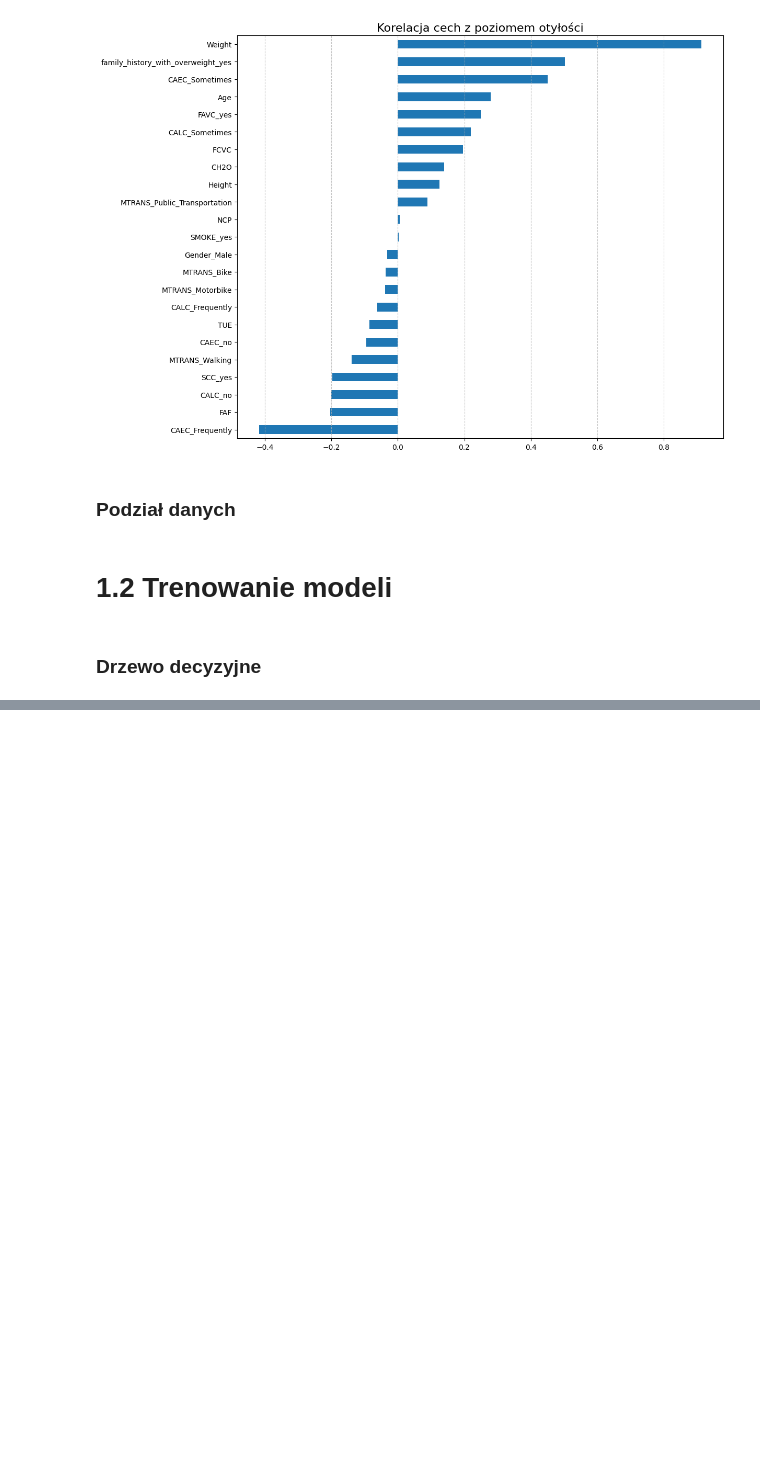
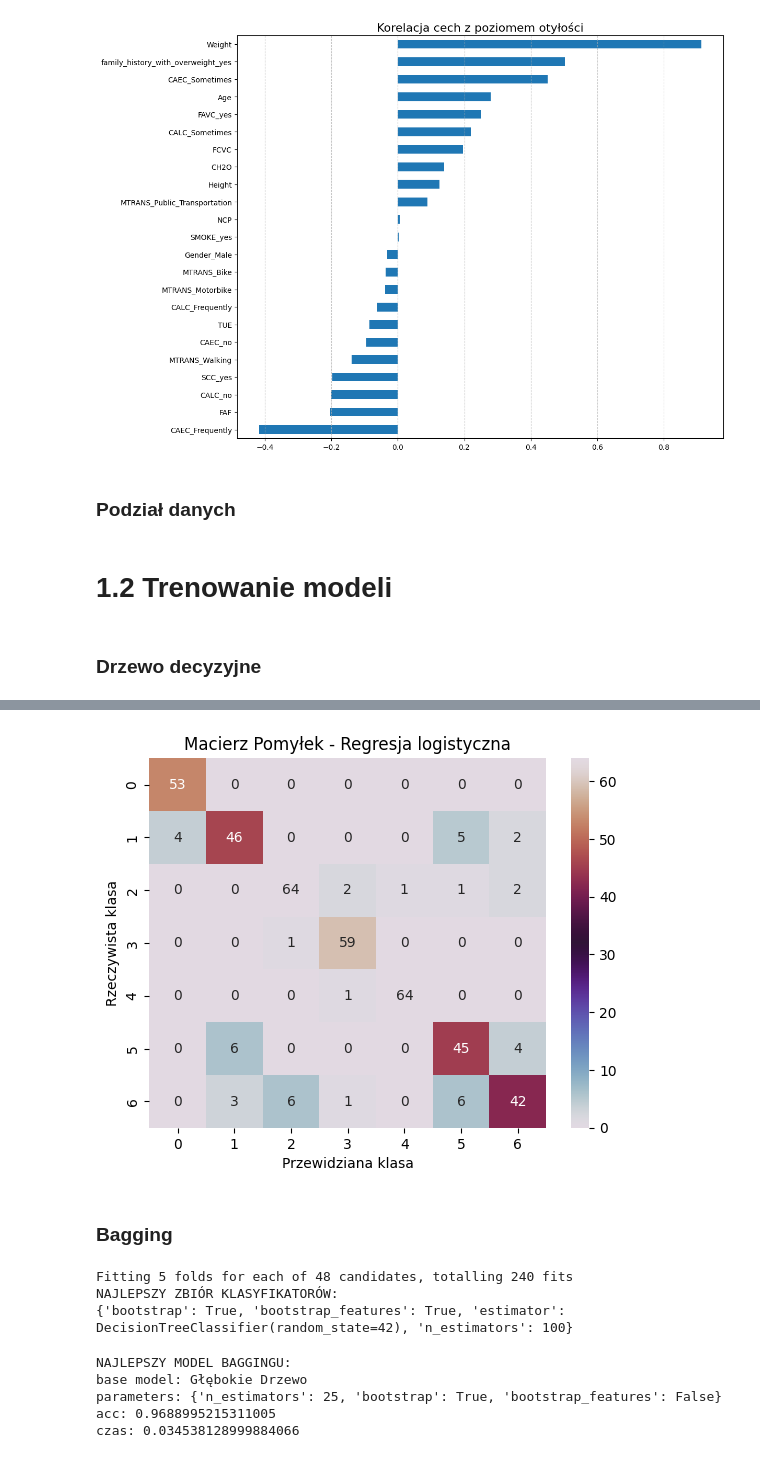
Before and after one commit to Zajecia-na-PWr-LR/lista-5-swientyk, a Jupyter notebook: lab05-ensemble.ipynb, the cells around one changed output, grey strips where cells are left out. Drawn from its saved outputs; the diff is of its cells as text; code cells hidden in the pictures; blank space fills up the shorter version.

Commit message:
Bagging

```diff
--- a/lab05-ensemble.ipynb
+++ b/lab05-ensemble.ipynb
@@ -292,0 +402,56 @@ tree_model = DecisionTreeClassifier(max_depth=4, random_state=42)
+# %%
+sns.heatmap(confusion_matrix(y_test, logreg_preds), annot=True, fmt='d', cmap='twilight')
+plt.title('Macierz Pomyłek - Regresja logistyczna')
+plt.xlabel('Przewidziana klasa')
+plt.ylabel('Rzeczywista klasa')
+plt.show()
+# %% [output]
+[figure, added]
+# %% [markdown]
+### Bagging
+# %%
+base_shallow_tree = DecisionTreeClassifier(max_depth=4, random_state=42)
+base_deep_tree = DecisionTreeClassifier(max_depth=None, random_state=42)
+base_logreg = LogisticRegression(max_iter=1000, random_state=42)
+
+param_grid = {
+    'estimator': [base_shallow_tree, base_deep_tree, base_logreg],
+    'n_estimators': [10, 25, 50, 100],
+    'bootstrap': [True, False],
+    'bootstrap_features': [False, True]
+}
+
+scoring_metrics = {
+    'Accuracy': 'accuracy',
+    'Precision': 'precision_macro',
+    'Recall': 'recall_macro',
+    'F2': make_scorer(fbeta_score, beta=2, average='macro')
+}
+
+base_bagging = BaggingClassifier(random_state=42)
+
+grid_search = GridSearchCV(
+    estimator=base_bagging,
+    param_grid=param_grid,
+    scoring=scoring_metrics,
+    refit='Recall',
+    cv=cv,
+    n_jobs=-1,
+    verbose=1
+)
+
+grid_search.fit(X_train, y_train)
+# %% [output]
+Fitting 5 folds for each of 48 candidates, totalling 240 fits
+NAJLEPSZY ZBIÓR KLASYFIKATORÓW:
+{'bootstrap': True, 'bootstrap_features': True, 'estimator': DecisionTreeClassifier(random_state=42), 'n_estimators': 100}
+# %%
+print('NAJLEPSZY ZBIÓR KLASYFIKATORÓW:')
+print(grid_search.best_params_)
+print(f'score: {grid_search.best_score_}')
+# %% [output]
+NAJLEPSZY MODEL BAGGINGU:
+base model: Głębokie Drzewo
+parameters: {'n_estimators': 25, 'bootstrap': True, 'bootstrap_features': False}
+acc: 0.9688995215311005
+czas: 0.034538128999884066
```
Also changed, not shown: parts of 9 cells of this notebook.
